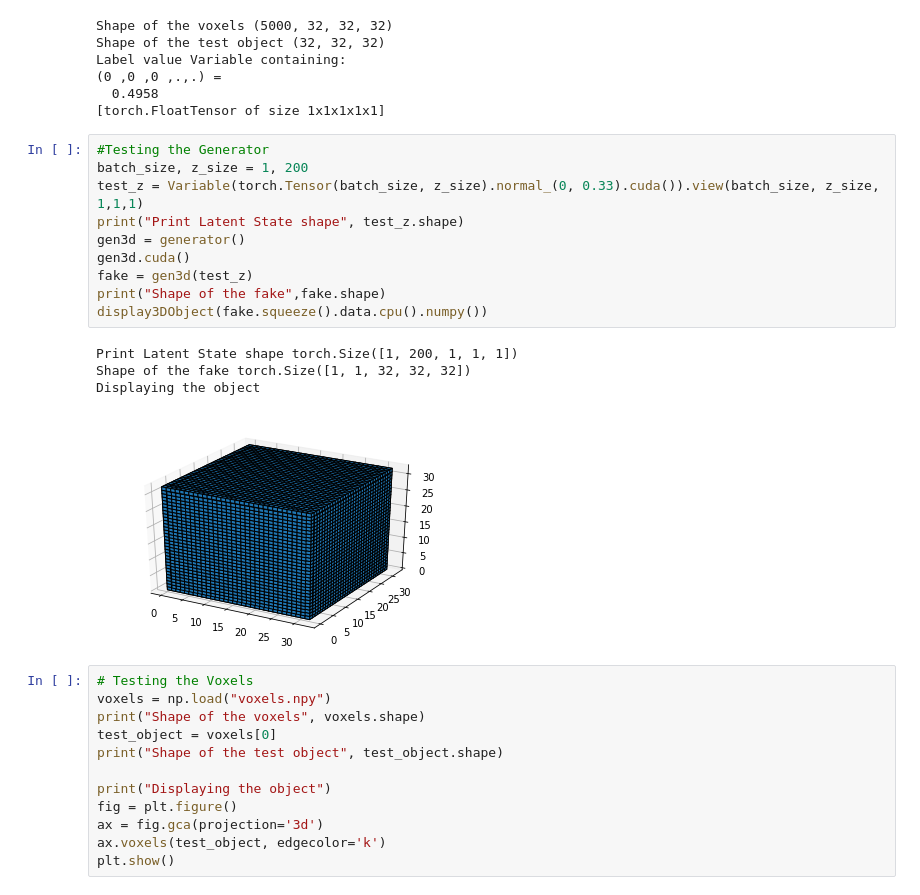
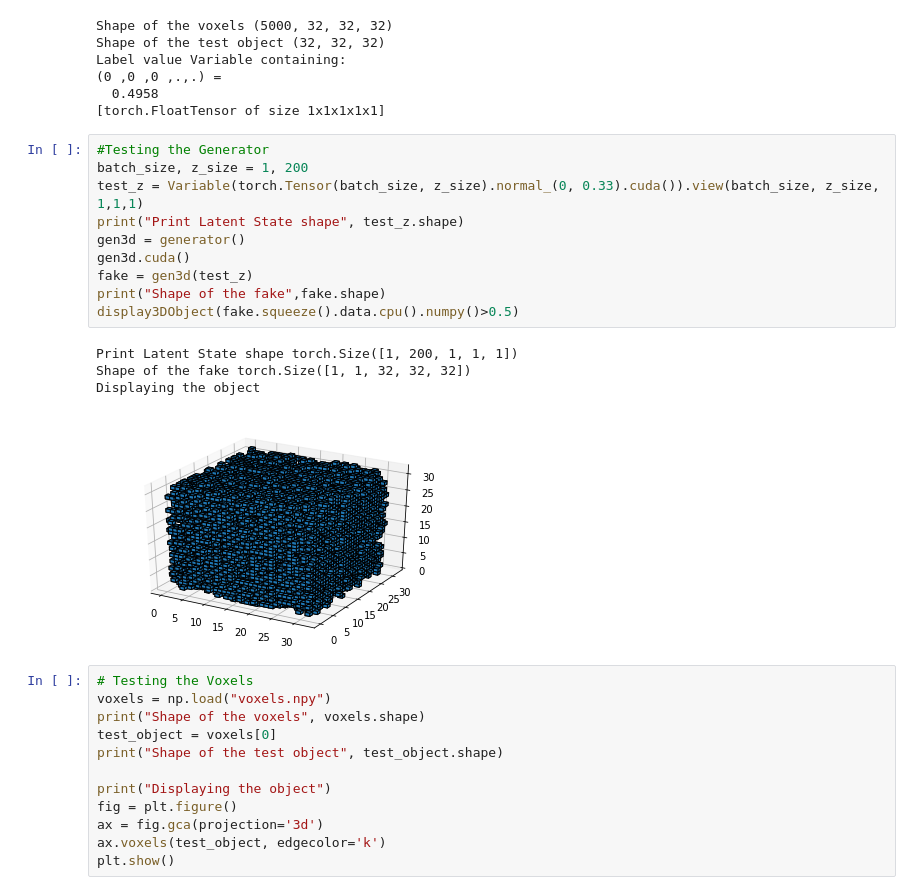
Before and after one commit to wezteoh/cross_dimension_translation, a Jupyter notebook: Generating 3D objects using GAN.ipynb, the cells around one changed output. Saved outputs shown, nothing was run; the diff lists cells and outputs as text.

```diff
--- a/Generating 3D objects using GAN.ipynb
+++ b/Generating 3D objects using GAN.ipynb
@@ -191,18 +222,18 @@ Label value Variable containing:
 # %%
 #Testing the Generator
 batch_size, z_size = 1, 200
 test_z = Variable(torch.Tensor(batch_size, z_size).normal_(0, 0.33).cuda()).view(batch_size, z_size, 1,1,1)
 print("Print Latent State shape", test_z.shape)
 gen3d = generator()
 gen3d.cuda()
 fake = gen3d(test_z)
 print("Shape of the fake",fake.shape)
-display3DObject(fake.squeeze().data.cpu().numpy())
+display3DObject(fake.squeeze().data.cpu().numpy()>0.5)
 # %% [output]
 Print Latent State shape torch.Size([1, 200, 1, 1, 1])
 Shape of the fake torch.Size([1, 1, 32, 32, 32])
 Displaying the object
-[figure, old version]
+[figure, new version]
 # %%
 # Testing the Voxels
 voxels = np.load("voxels.npy")
```
Also changed, not shown: parts of 1 cell of this notebook.
